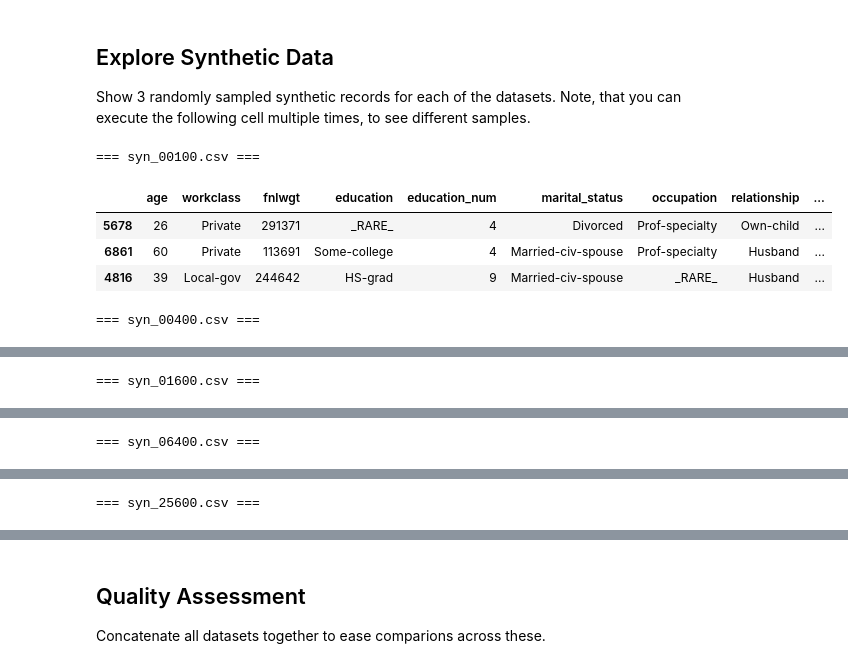
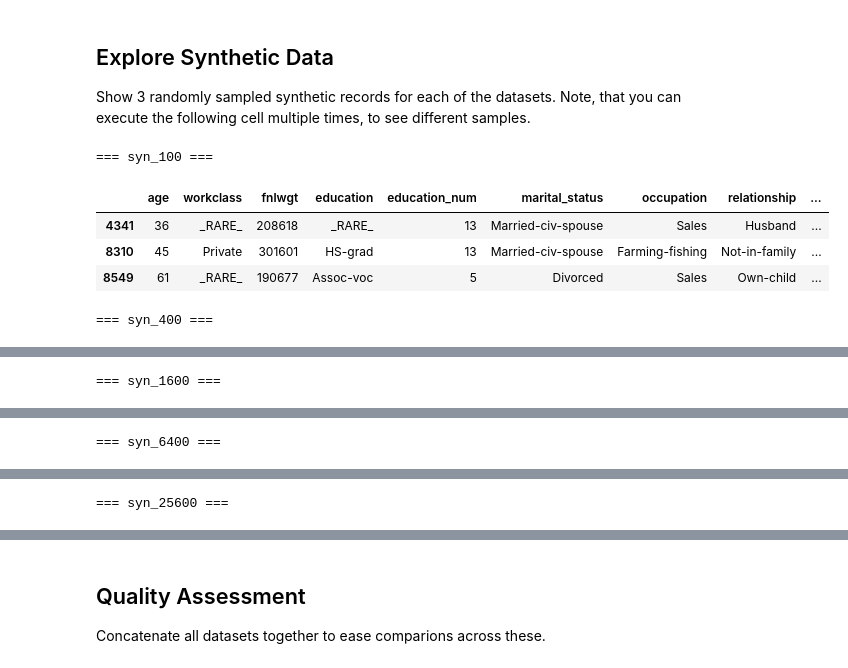
Before and after one commit to mostly-ai/mostly-tutorials, a Jupyter notebook: size-vs-accuracy/size-vs-accuracy.ipynb, the cells around one changed output, grey strips where cells are left out. Saved outputs shown, nothing was run; the diff lists cells and outputs as text; code cells hidden in the pictures.

```diff
--- a/size-vs-accuracy/size-vs-accuracy.ipynb
+++ b/size-vs-accuracy/size-vs-accuracy.ipynb
@@ -75,0 +17,10 @@ results
+# %%
+#!pip install mostlyai scikit-learn seaborn lightgbm
+
+from mostlyai import MostlyAI
+import pandas as pd
+from sklearn.model_selection import train_test_split
+
+# fetch original data
+df = pd.read_csv('https://github.com/mostly-ai/public-demo-data/raw/dev/census/census.csv.gz')
+df
@@ -75,0 +41,6 @@ results
+# %%
+# split into training and validation
+df_trn, df_hol = train_test_split(df, test_size=0.2, random_state=1)
+
+print(f'training data with {df_trn.shape[0]:,} records and {df_trn.shape[1]} attributes')
+print(f'holdout data with {df_hol.shape[0]:,} records and {df_hol.shape[1]} attributes')
@@ -75,0 +50,21 @@ results
+# %%
+# initialize client
+mostly = MostlyAI(
+    api_key='INSERT_YOUR_API_KEY'
+)
+
+# create generators with different sample sizes
+g_100 = mostly.train(data=df_trn.sample(100), name="census_100")
+g_400 = mostly.train(data=df_trn.sample(400), name="census_400")
+g_1600 = mostly.train(data=df_trn.sample(1600), name="census_1600")
+g_6400 = mostly.train(data=df_trn.sample(6400), name="census_6400")
+g_25600 = mostly.train(data=df_trn.sample(25600), name="census_25600")
+
+# Generate synthetic data
+synthetic_data = {
+    "syn_100": mostly.generate(g_100, size=10_000).data(),
+    "syn_400": mostly.generate(g_400, size=10_000).data(),
+    "syn_1600": mostly.generate(g_1600, size=10_000).data(),
+    "syn_6400": mostly.generate(g_6400, size=10_000).data(),
+    "syn_25600": mostly.generate(g_25600, size=10_000).data()
+}
@@ -88,14 +115,14 @@ plt.show()
 
 Show 3 randomly sampled synthetic records for each of the datasets. Note, that you can execute the following cell multiple times, to see different samples.
 # %%
-for file, df in synthetic_datasets.items():
-    print("===", file, "===")
+for generator, df in synthetic_data.items():
+    print("===", generator, "===")
     display(df.sample(n=3))
 # %% [output]
-=== syn_00100.csv ===
+=== syn_100 ===
 |  | age | workclass | fnlwgt | education | education_num | marital_status | occupation | relationship | ... |
-| 5678 | 26 | Private | 291371 | _RARE_ | 4 | Divorced | Prof-specialty | Own-child | ... |
-| 6861 | 60 | Private | 113691 | Some-college | 4 | Married-civ-spouse | Prof-specialty | Husband | ... |
-| 4816 | 39 | Local-gov | 244642 | HS-grad | 9 | Married-civ-spouse | _RARE_ | Husband | ... |
+| 4341 | 36 | _RARE_ | 208618 | _RARE_ | 13 | Married-civ-spouse | Sales | Husband | ... |
+| 8310 | 45 | Private | 301601 | HS-grad | 13 | Married-civ-spouse | Farming-fishing | Not-in-family | ... |
+| 8549 | 61 | _RARE_ | 190677 | Assoc-voc | 5 | Divorced | Sales | Own-child | ... |
-=== syn_00400.csv ===
+=== syn_400 ===
 |  | age | workclass | fnlwgt | education | education_num | marital_status | occupation | relationship | ... |
@@ -105,2 +132,2 @@ for file, df in synthetic_datasets.items():
-=== syn_01600.csv ===
+=== syn_1600 ===
 |  | age | workclass | fnlwgt | education | education_num | marital_status | occupation | relationship | ... |
@@ -110,2 +137,2 @@ for file, df in synthetic_datasets.items():
-=== syn_06400.csv ===
+=== syn_6400 ===
 |  | age | workclass | fnlwgt | education | education_num | marital_status | occupation | relationship | ... |
@@ -115,2 +142,2 @@ for file, df in synthetic_datasets.items():
-=== syn_25600.csv ===
+=== syn_25600 ===
 |  | age | workclass | fnlwgt | education | education_num | marital_status | occupation | relationship | ... |
```
Also changed, not shown: parts of 20 cells of this notebook, 9 other files.
